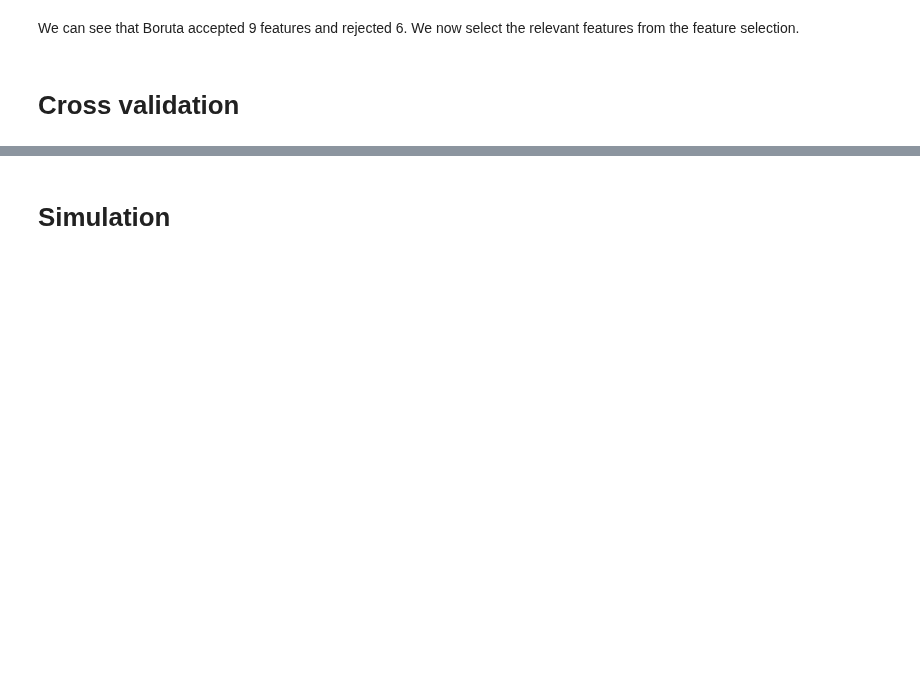
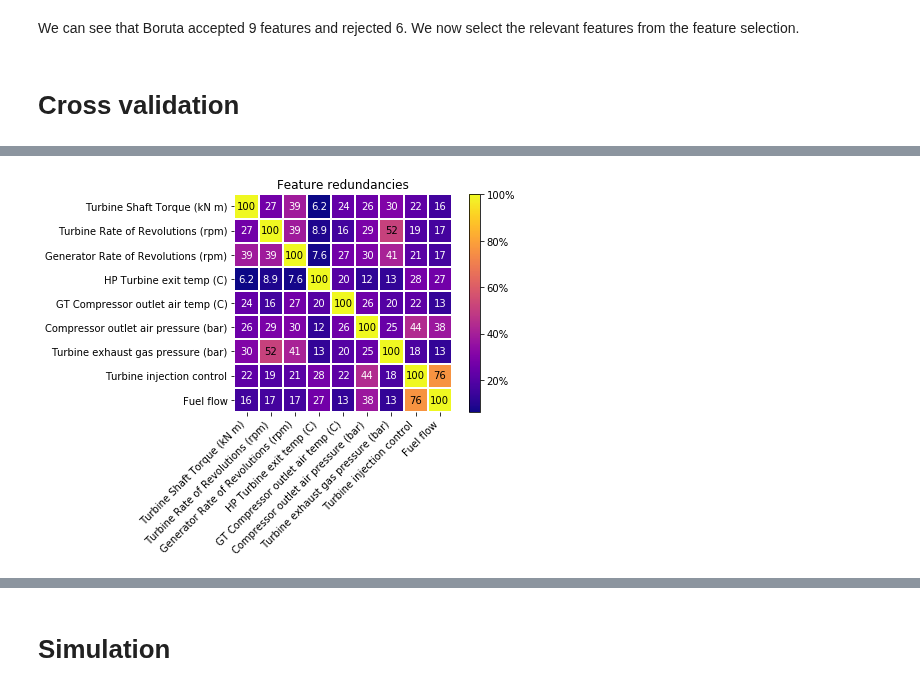
Before and after one commit to BCG-X-Official/facet, a Jupyter notebook: sphinx/source/tutorial/Predictive_Maintenance_Regression_with_Facet.ipynb, the cells around one changed output, grey strips where cells are left out. Saved outputs shown, nothing was run; the diff lists cells and outputs as text; code cells hidden in the pictures; blank space fills up the shorter version.

```diff
--- a/sphinx/source/tutorial/Predictive_Maintenance_Regression_with_Facet.ipynb
+++ b/sphinx/source/tutorial/Predictive_Maintenance_Regression_with_Facet.ipynb
@@ -271,0 +478,5 @@ sns.heatmap(sample_selected.features.corr())
+# %%
+# redundancy and synergy heatmaps
+MatrixDrawer(style="matplot%").draw(redundancy_matrix, title="Feature redundancies")
+# %% [output]
+[figure, added]
```
Also changed, not shown: parts of 84 cells of this notebook.
